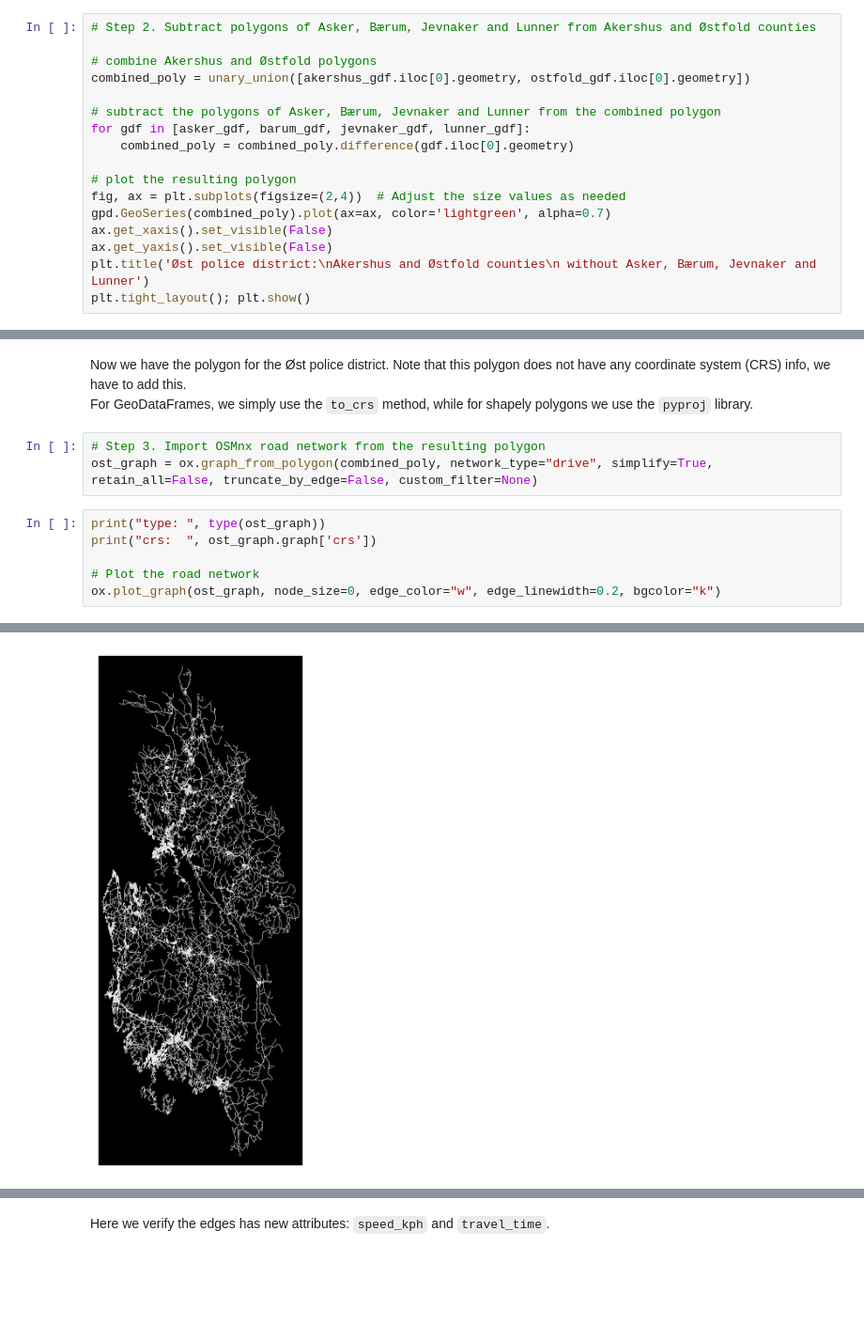
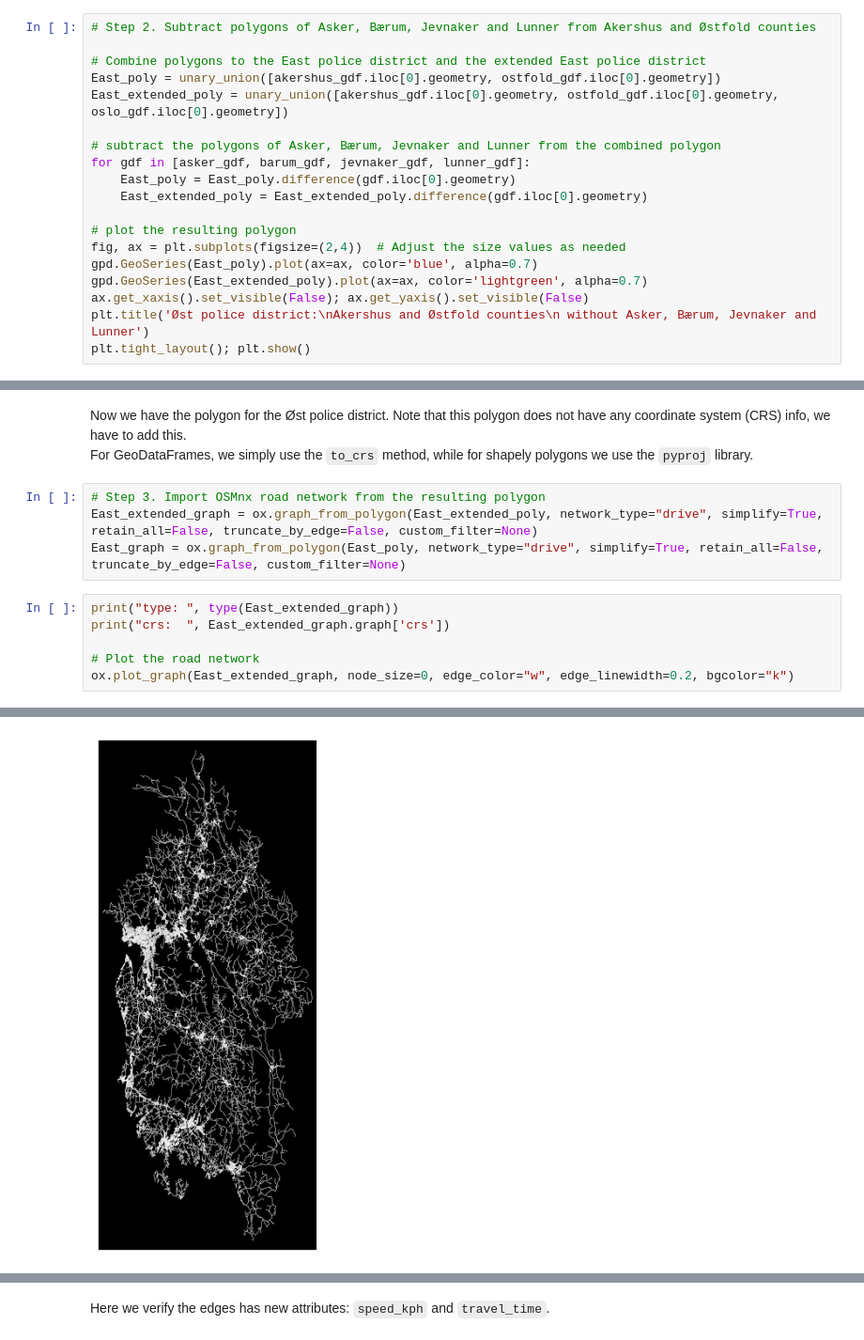
Before and after one commit to torhaa1/Response_Time_Minimization, a Jupyter notebook: preprocessing/16_preprocess_East_district.ipynb, the cells around one changed output, grey strips where cells are left out. Shown at 94% size. Saved outputs shown, nothing was run; the diff lists cells and outputs as text; blank space fills up the shorter version.

Commit message:
Expanded East district with Oslo roads(issue#2)

```diff
--- a/preprocessing/16_preprocess_East_district.ipynb
+++ b/preprocessing/16_preprocess_East_district.ipynb
@@ -127,18 +131,20 @@ plt.tight_layout(); plt.show()
 # %%
 # Step 2. Subtract polygons of Asker, Bærum, Jevnaker and Lunner from Akershus and Østfold counties
 
-# combine Akershus and Østfold polygons
-combined_poly = unary_union([akershus_gdf.iloc[0].geometry, ostfold_gdf.iloc[0].geometry])
+# Combine polygons to the East police district and the extended East police district
+East_poly = unary_union([akershus_gdf.iloc[0].geometry, ostfold_gdf.iloc[0].geometry])
+East_extended_poly = unary_union([akershus_gdf.iloc[0].geometry, ostfold_gdf.iloc[0].geometry, oslo_gdf.iloc[0].geometry])
 
 # subtract the polygons of Asker, Bærum, Jevnaker and Lunner from the combined polygon
 for gdf in [asker_gdf, barum_gdf, jevnaker_gdf, lunner_gdf]:
-    combined_poly = combined_poly.difference(gdf.iloc[0].geometry)
+    East_poly = East_poly.difference(gdf.iloc[0].geometry)
+    East_extended_poly = East_extended_poly.difference(gdf.iloc[0].geometry)
 
 # plot the resulting polygon
 fig, ax = plt.subplots(figsize=(2,4))  # Adjust the size values as needed
-gpd.GeoSeries(combined_poly).plot(ax=ax, color='lightgreen', alpha=0.7)
-ax.get_xaxis().set_visible(False)
-ax.get_yaxis().set_visible(False)
+gpd.GeoSeries(East_poly).plot(ax=ax, color='blue', alpha=0.7)
+gpd.GeoSeries(East_extended_poly).plot(ax=ax, color='lightgreen', alpha=0.7)
+ax.get_xaxis().set_visible(False); ax.get_yaxis().set_visible(False)
 plt.title('Øst police district:\nAkershus and Østfold counties\n without Asker, Bærum, Jevnaker and Lunner')
 plt.tight_layout(); plt.show()
 # %% [output]
@@ -153,17 +193,18 @@ Now we have the polygon for the Øst police district. Note that this polygon doe
 For GeoDataFrames, we simply use the `to_crs` method, while for shapely polygons we use the `pyproj` library.
 # %%
 # Step 3. Import OSMnx road network from the resulting polygon
-ost_graph = ox.graph_from_polygon(combined_poly, network_type="drive", simplify=True, retain_all=False, truncate_by_edge=False, custom_filter=None)
+East_extended_graph = ox.graph_from_polygon(East_extended_poly, network_type="drive", simplify=True, retain_all=False, truncate_by_edge=False, custom_filter=None)
+East_graph = ox.graph_from_polygon(East_poly, network_type="drive", simplify=True, retain_all=False, truncate_by_edge=False, custom_filter=None)
 # %%
-print("type: ", type(ost_graph))
-print("crs:  ", ost_graph.graph['crs'])
+print("type: ", type(East_extended_graph))
+print("crs:  ", East_extended_graph.graph['crs'])
 
 # Plot the road network
-ox.plot_graph(ost_graph, node_size=0, edge_color="w", edge_linewidth=0.2, bgcolor="k")
+ox.plot_graph(East_extended_graph, node_size=0, edge_color="w", edge_linewidth=0.2, bgcolor="k")
 # %% [output]
 type:  <class 'networkx.classes.multidigraph.MultiDiGraph'>
 crs:   epsg:4326
-[figure, old version]
+[figure, new version]
 (<Figure size 800x800 with 1 Axes>, <Axes: >)
 # %%
 # Step 4. Impute edge speeds and travel times
```
Also changed, not shown: parts of 32 cells of this notebook, 1 other file.
